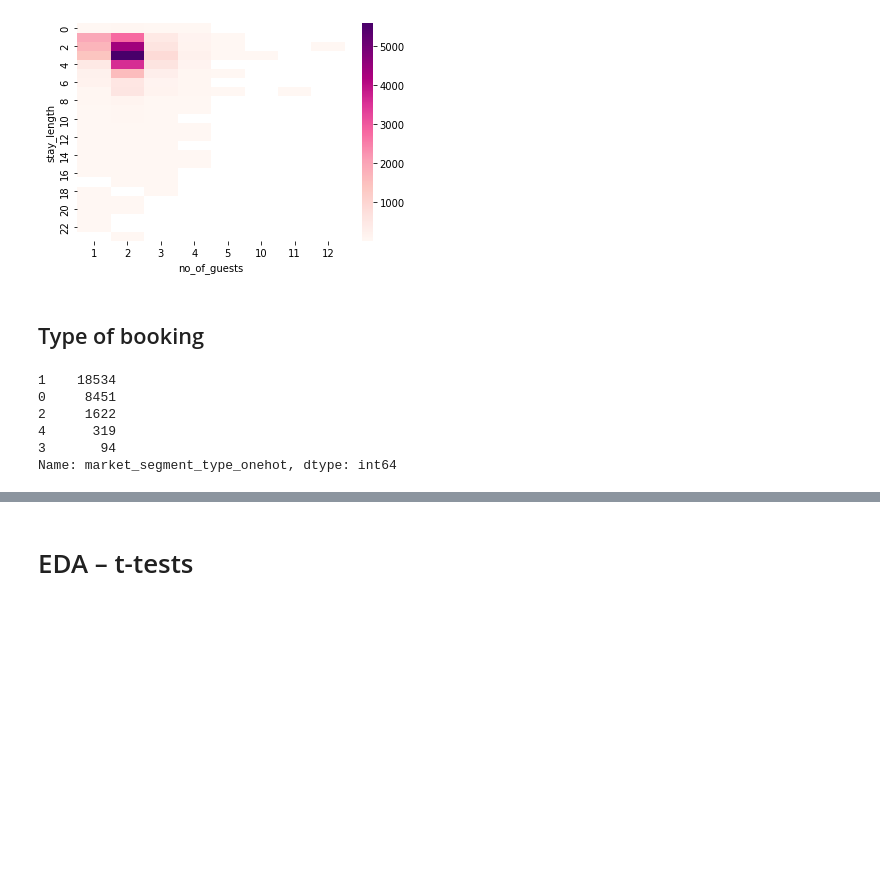
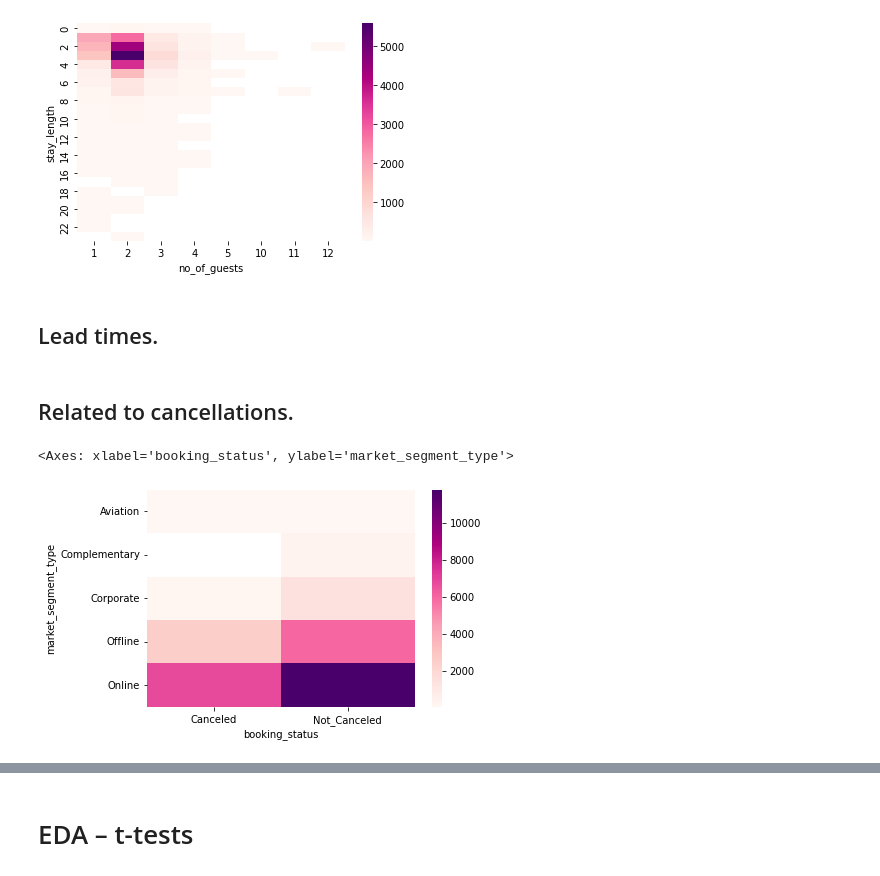
Before and after one commit to karriechou/inf2179-ml-challenge, a Jupyter notebook: KarrieChou_inf2179_ml_challenge_code.ipynb, the cells around one changed output, grey strips where cells are left out. Cells and saved outputs as stored; diff of their text form; code cells hidden in the pictures; blank space fills up the shorter version.

```diff
--- a/KarrieChou_inf2179_ml_challenge_code.ipynb
+++ b/KarrieChou_inf2179_ml_challenge_code.ipynb
@@ -12,7 +12,7 @@ random.seed(123)
 # %% [markdown]
 # One-hot encoding of variables
 # %%
-training_data = pd.read_csv("train.csv")
+training_data = pd.read_csv("https://raw.githubusercontent.com/karriechou/inf2179-ml-challenge/main/train.csv?token=GHSAT0AAAAAACAERMZHVMB2HMU4O3U56F7MZATQELA")
 training_data.head(5)
 # %% [output]
 |  | Booking_ID | no_of_adults | no_of_children | no_of_weekend_nights | no_of_week_nights | type_of_meal_plan | ... |
@@ -48,8 +48,6 @@ training_data["market_segment_type_onehot"] = training_data["market_segment_type
                                                                                             "Corporate": 2,
                                                                                             "Aviation": 3,
                                                                                             "Complementary": 4})
-
-training_data = training_data.drop(["type_of_meal_plan", "room_type_reserved", "market_segment_type"], axis = 1)
 # %% [markdown]
 # Feature engineering
 # %%
@@ -121,14 +119,13 @@ sns.heatmap(guests_vs_staylength, cmap = "RdPu", fmt = ".0f")
 # %% [output]
 <Axes: xlabel='no_of_guests', ylabel='stay_length'>
 [figure]
-# %% [markdown]
-## Type of booking
-# %%
-training_data["market_segment_type_onehot"].value_counts()
-# %% [output]
-1    18534
-0     8451
-2     1622
-4      319
-3       94
-Name: market_segment_type_onehot, dtype: int64
+# %% [markdown]
+## Lead times.
+# %% [markdown]
+## Related to cancellations.
+# %%
+booking_types_and_cancellations = pd.pivot_table(data = training_data, values = "Booking_ID", columns = "booking_status", index = "market_segment_type", aggfunc = "count")
+sns.heatmap(booking_types_and_cancellations, cmap = "RdPu")
+# %% [output]
+<Axes: xlabel='booking_status', ylabel='market_segment_type'>
+[figure, added]
```
Also changed, not shown: parts of 4 cells of this notebook.
